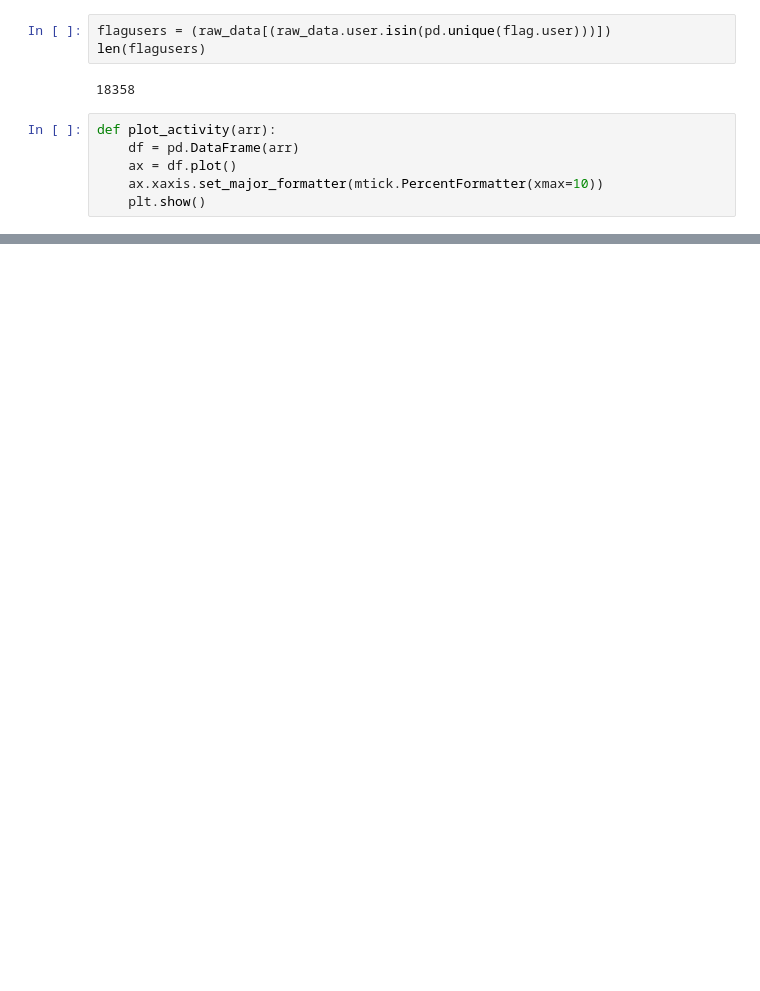
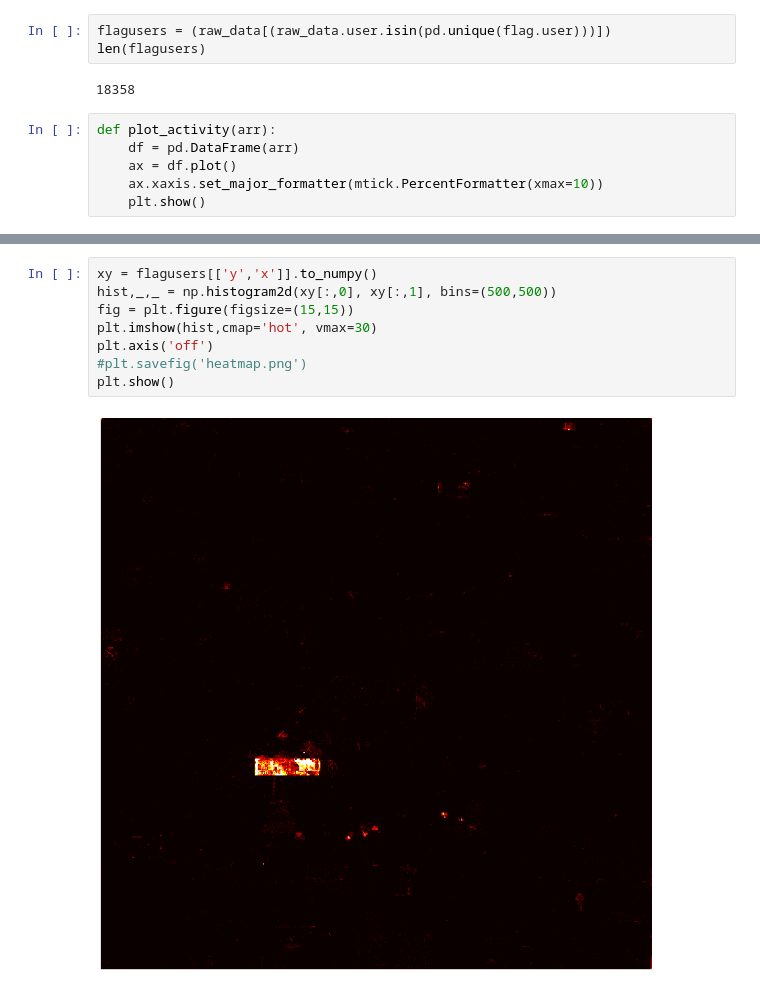
Before and after one commit to TanelMarran/dataplace, a Jupyter notebook: Main.ipynb, the cells around one changed output, grey strips where cells are left out. Drawn from its saved outputs; the diff is of its cells as text; blank space fills up the shorter version.

```diff
--- a/Main.ipynb
+++ b/Main.ipynb
@@ -279,0 +304,10 @@ Percent of canvas covered: 0.009197
+# %%
+xy = flagusers[['y','x']].to_numpy()
+hist,_,_ = np.histogram2d(xy[:,0], xy[:,1], bins=(500,500))
+fig = plt.figure(figsize=(15,15))
+plt.imshow(hist,cmap='hot', vmax=30)
+plt.axis('off')
+#plt.savefig('heatmap.png')
+plt.show()
+# %% [output]
+[figure, added]
```
Also changed, not shown: parts of 13 cells of this notebook.
